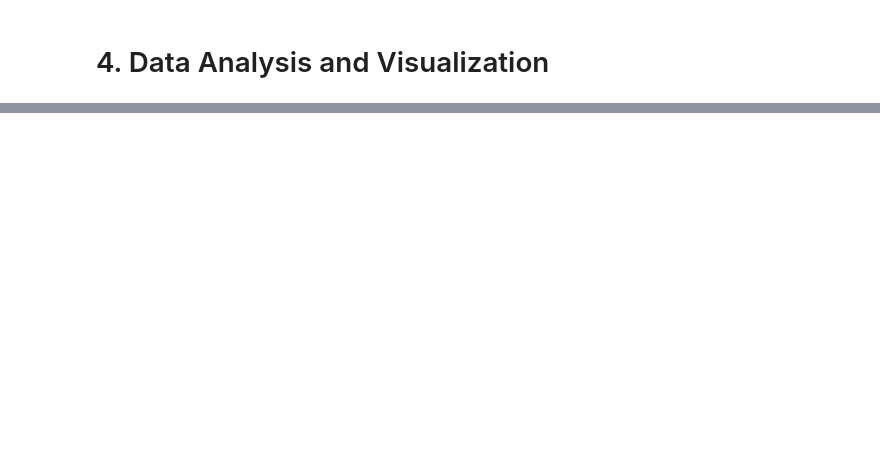
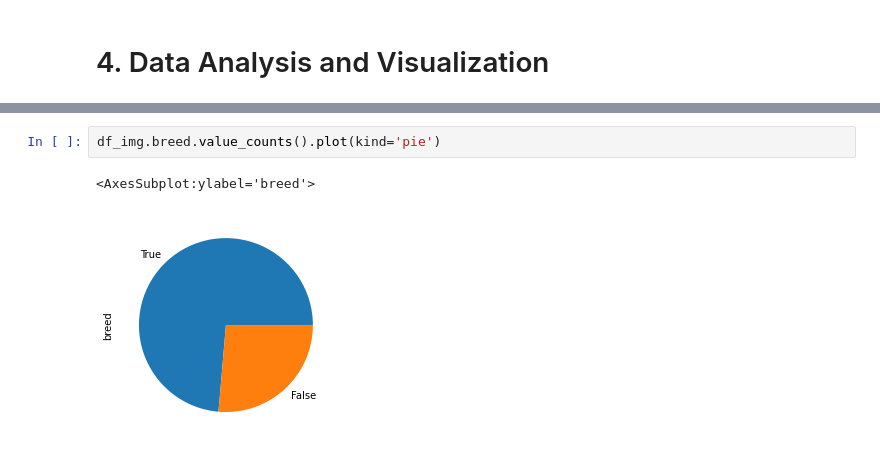
Before and after one commit to omarbassam88/we-rate-dogs, a Jupyter notebook: wrangle_act.ipynb, the cells around one changed output, grey strips where cells are left out. Saved outputs shown, nothing was run; the diff lists cells and outputs as text; blank space fills up the shorter version.

```diff
--- a/wrangle_act.ipynb
+++ b/wrangle_act.ipynb
@@ -860,0 +857,5 @@ df_merged.to_csv('twitter_archive_master.csv')
+# %%
+df_img.breed.value_counts().plot(kind='pie')
+# %% [output]
+<AxesSubplot:ylabel='breed'>
+[figure, added]
```
Also changed, not shown: parts of 41 cells of this notebook, 3 other files.
